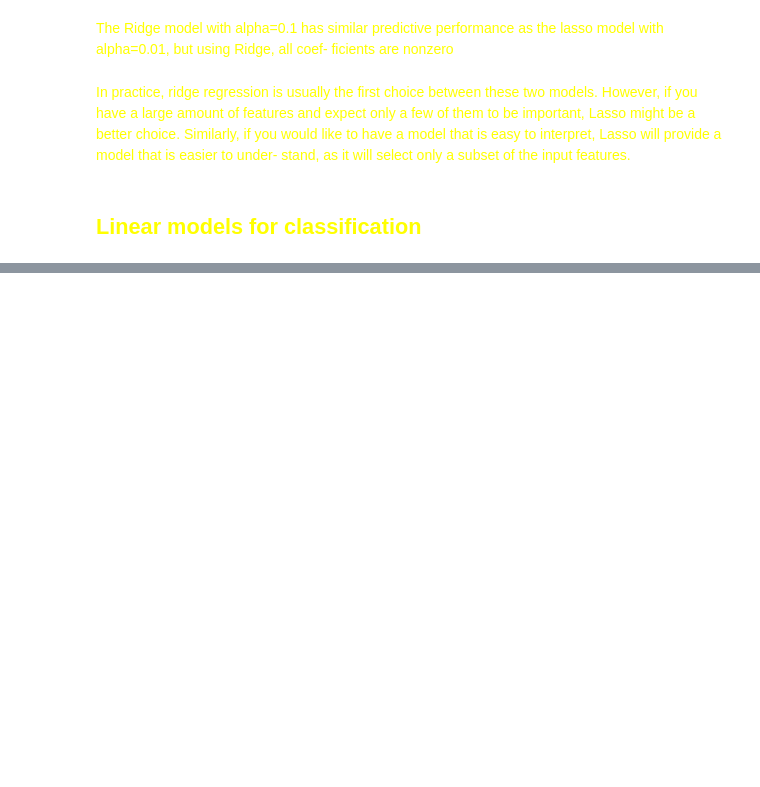
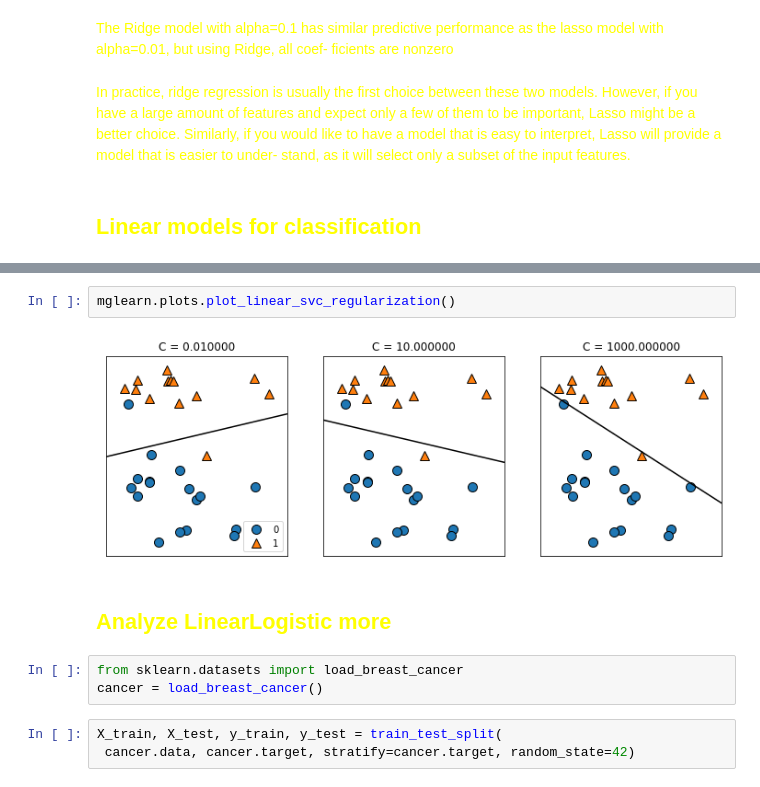
Before and after one commit to Coastpure/Intro-to-ML-with-Python, a Jupyter notebook: 02-supervised-learning.ipynb, the cells around one changed output, grey strips where cells are left out. Cells and saved outputs as stored; diff of their text form; blank space fills up the shorter version.

```diff
--- a/02-supervised-learning.ipynb
+++ b/02-supervised-learning.ipynb
@@ -392,0 +416,12 @@ stand, as it will select only a subset of the input features. <font></p>
+# %%
+mglearn.plots.plot_linear_svc_regularization()
+# %% [output]
+[figure, added]
+# %% [markdown]
+<h2><font color="yellow">Analyze LinearLogistic more<font></h2>
+# %%
+from sklearn.datasets import load_breast_cancer
+cancer = load_breast_cancer()
+# %%
+X_train, X_test, y_train, y_test = train_test_split(
+ cancer.data, cancer.target, stratify=cancer.target, random_state=42)
```
Also changed, not shown: parts of 31 cells of this notebook.
